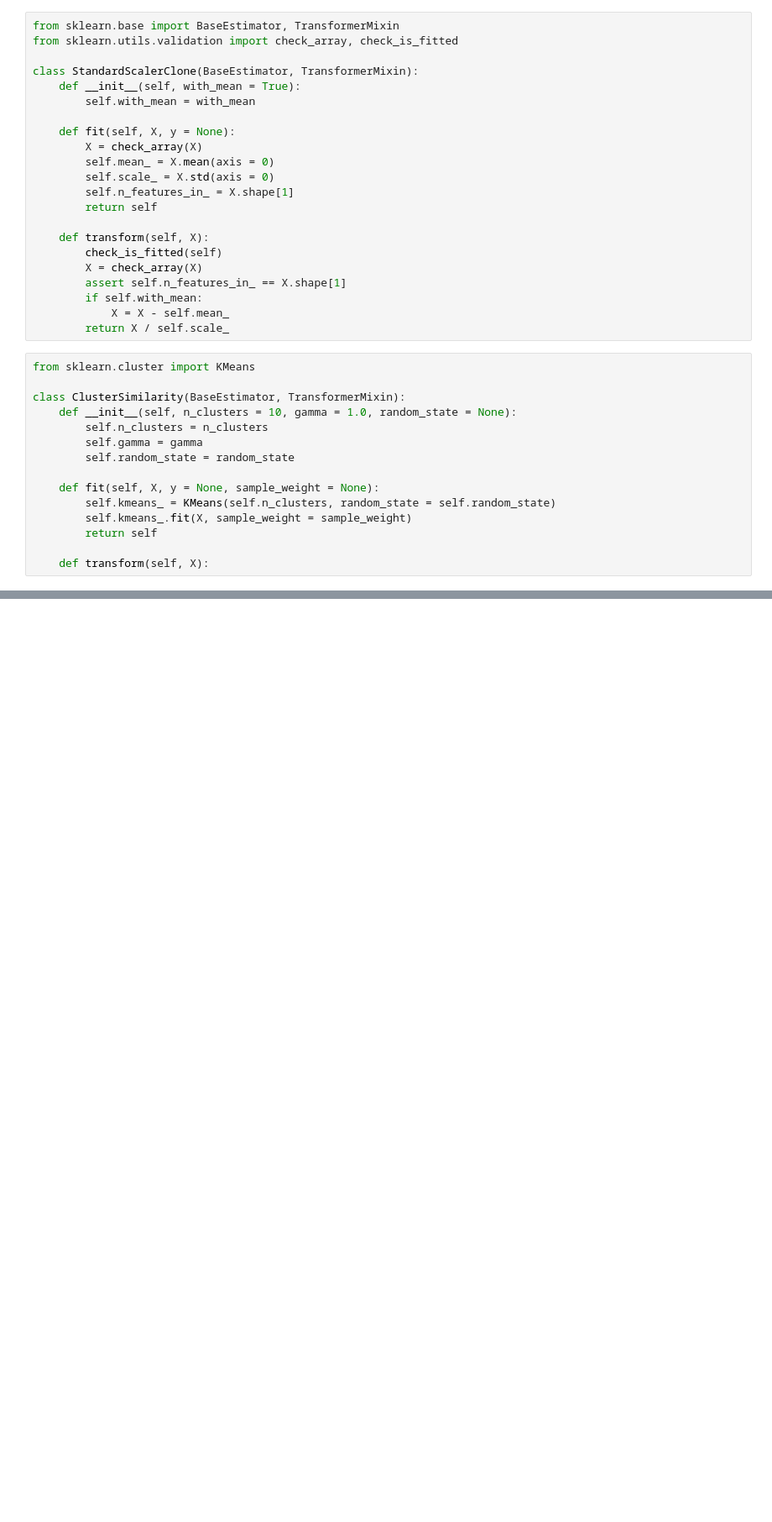
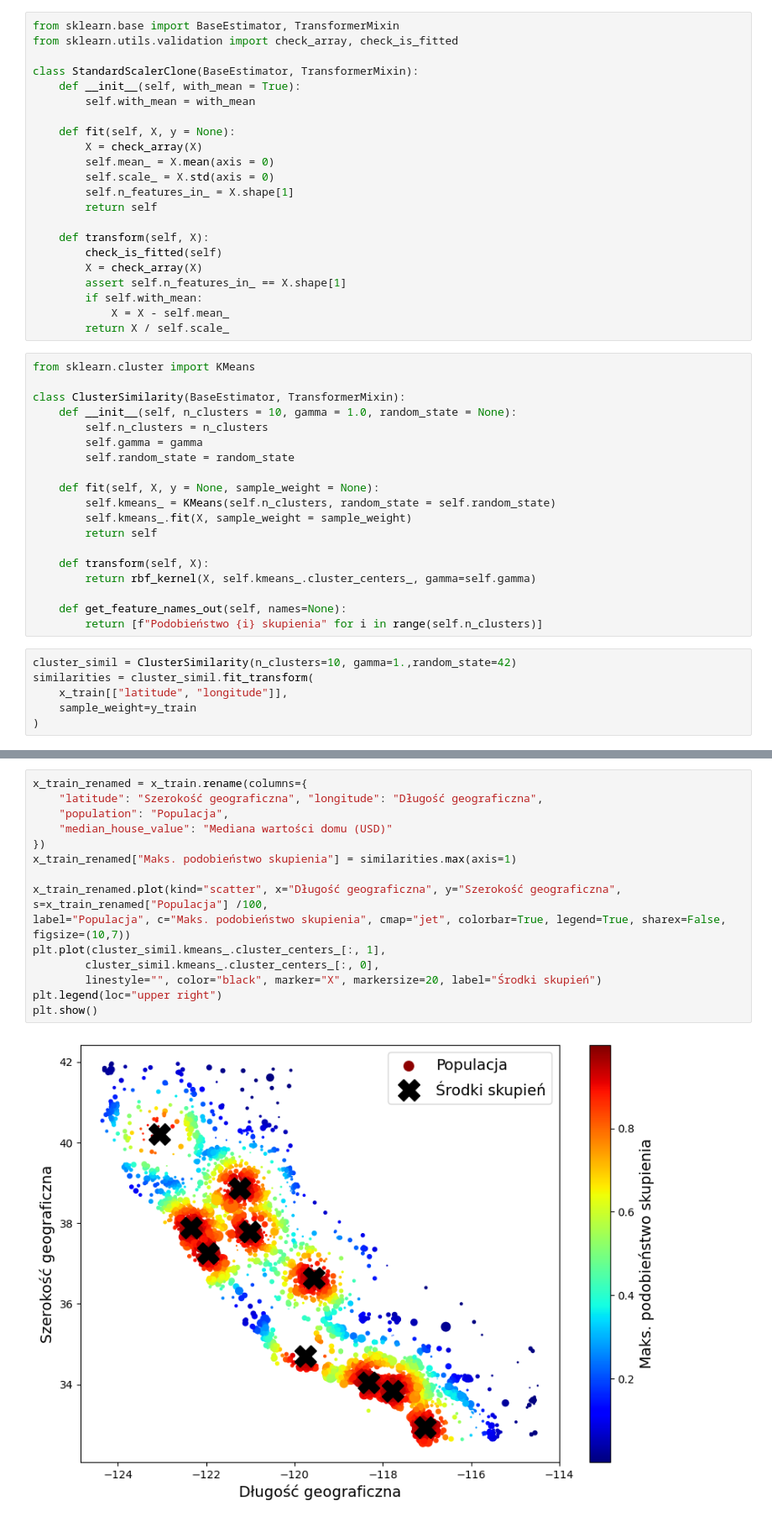
Before and after one commit to cichykuba63/WDU, a Jupyter notebook: notebook_2.ipynb, the cells around one changed output, grey strips where cells are left out. Shown at 84% size. Cells and saved outputs as stored; diff of their text form; blank space fills up the shorter version.

```diff
--- a/notebook_2.ipynb
+++ b/notebook_2.ipynb
@@ -667,3 +668,13 @@ class ClusterSimilarity(BaseEstimator, TransformerMixin):
         return self
 
     def transform(self, X):
+        return rbf_kernel(X, self.kmeans_.cluster_centers_, gamma=self.gamma)
+
+    def get_feature_names_out(self, names=None):
+        return [f"Podobieństwo {i} skupienia" for i in range(self.n_clusters)]
+# %%
+cluster_simil = ClusterSimilarity(n_clusters=10, gamma=1.,random_state=42)
+similarities = cluster_simil.fit_transform(
+    x_train[["latitude", "longitude"]],
+    sample_weight=y_train
+)
@@ -669,0 +687,17 @@ class ClusterSimilarity(BaseEstimator, TransformerMixin):
+# %%
+x_train_renamed = x_train.rename(columns={
+    "latitude": "Szerokość geograficzna", "longitude": "Długość geograficzna",
+    "population": "Populacja",
+    "median_house_value": "Mediana wartości domu (USD)"
+})
+x_train_renamed["Maks. podobieństwo skupienia"] = similarities.max(axis=1)
+
+x_train_renamed.plot(kind="scatter", x="Długość geograficzna", y="Szerokość geograficzna", s=x_train_renamed["Populacja"] /100,
+label="Populacja", c="Maks. podobieństwo skupienia", cmap="jet", colorbar=True, legend=True, sharex=False, figsize=(10,7))
+plt.plot(cluster_simil.kmeans_.cluster_centers_[:, 1],
+        cluster_simil.kmeans_.cluster_centers_[:, 0],
+        linestyle="", color="black", marker="X", markersize=20, label="Środki skupień")
+plt.legend(loc="upper right")
+plt.show()
+# %% [output]
+[figure, added]
```
Also changed, not shown: parts of 9 cells of this notebook.
